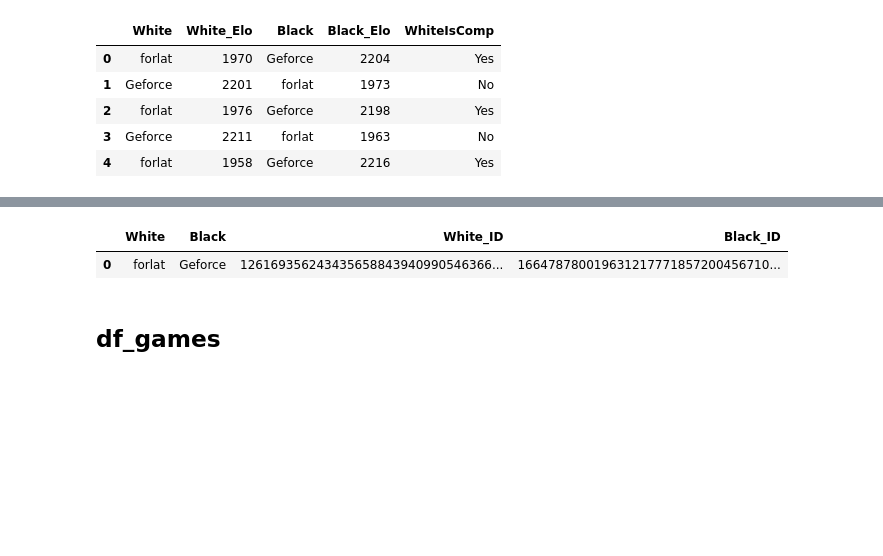
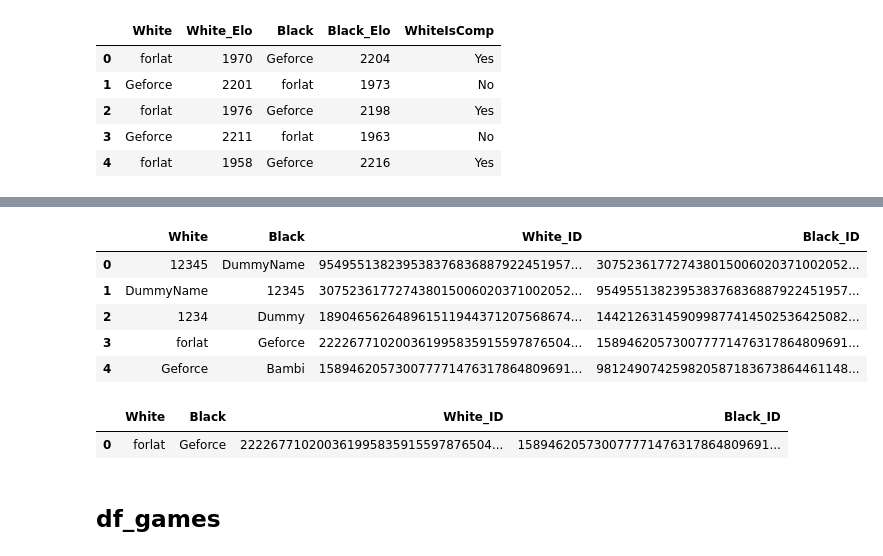
Before and after one commit to VPeron/cc_detector, a Jupyter notebook: notebooks/Asia_pgn_to_3dfs-ID_generator.ipynb, the cells around one changed output, grey strips where cells are left out. Drawn from its saved outputs; the diff is of its cells as text; code cells hidden in the pictures; blank space fills up the shorter version.

```diff
--- a/notebooks/Asia_pgn_to_3dfs-ID_generator.ipynb
+++ b/notebooks/Asia_pgn_to_3dfs-ID_generator.ipynb
@@ -172,3 +201,5 @@ df_dummy = pd.DataFrame({'White' : ["12345", 'DummyName', "1234", "forlat", "Gef
+# %%
+players_id  = players_id_list(df_dummy, players_id)
 # %%
 def assign_player_id(input_df): # returns a df with 2 new columns and assigned player ID
     #print("List od IDs has been generated:")
@@ -188,5 +215,9 @@ def update_and_assign_player_IDs(input_df, players_id):
-# %%
-update_and_assign_player_IDs(df_dummy, players_id)
-# %% [output]
-|  | White | Black | White_ID | Black_ID |
-| 0 | forlat | Geforce | 126169356243435658843940990546366... | 166478780019631217771857200456710... |
+# %%
+assign_player_id(df_dummy)
+# %% [output]
+|  | White | Black | White_ID | Black_ID |
+| 0 | 12345 | DummyName | 954955138239538376836887922451957... | 307523617727438015006020371002052... |
+| 1 | DummyName | 12345 | 307523617727438015006020371002052... | 954955138239538376836887922451957... |
+| 2 | 1234 | Dummy | 189046562648961511944371207568674... | 144212631459099877414502536425082... |
+| 3 | forlat | Geforce | 222267710200361995835915597876504... | 158946205730077771476317864809691... |
+| 4 | Geforce | Bambi | 158946205730077771476317864809691... | 981249074259820587183673864461148... |
@@ -193,3 +229,8 @@ update_and_assign_player_IDs(df_dummy, players_id)
+# %%
+update_and_assign_player_IDs(df_dummy, players_id)
+# %% [output]
+|  | White | Black | White_ID | Black_ID |
+| 0 | forlat | Geforce | 222267710200361995835915597876504... | 158946205730077771476317864809691... |
 # %% [markdown]
 ## df_games
 # %%
```
Also changed, not shown: parts of 18 cells of this notebook.
